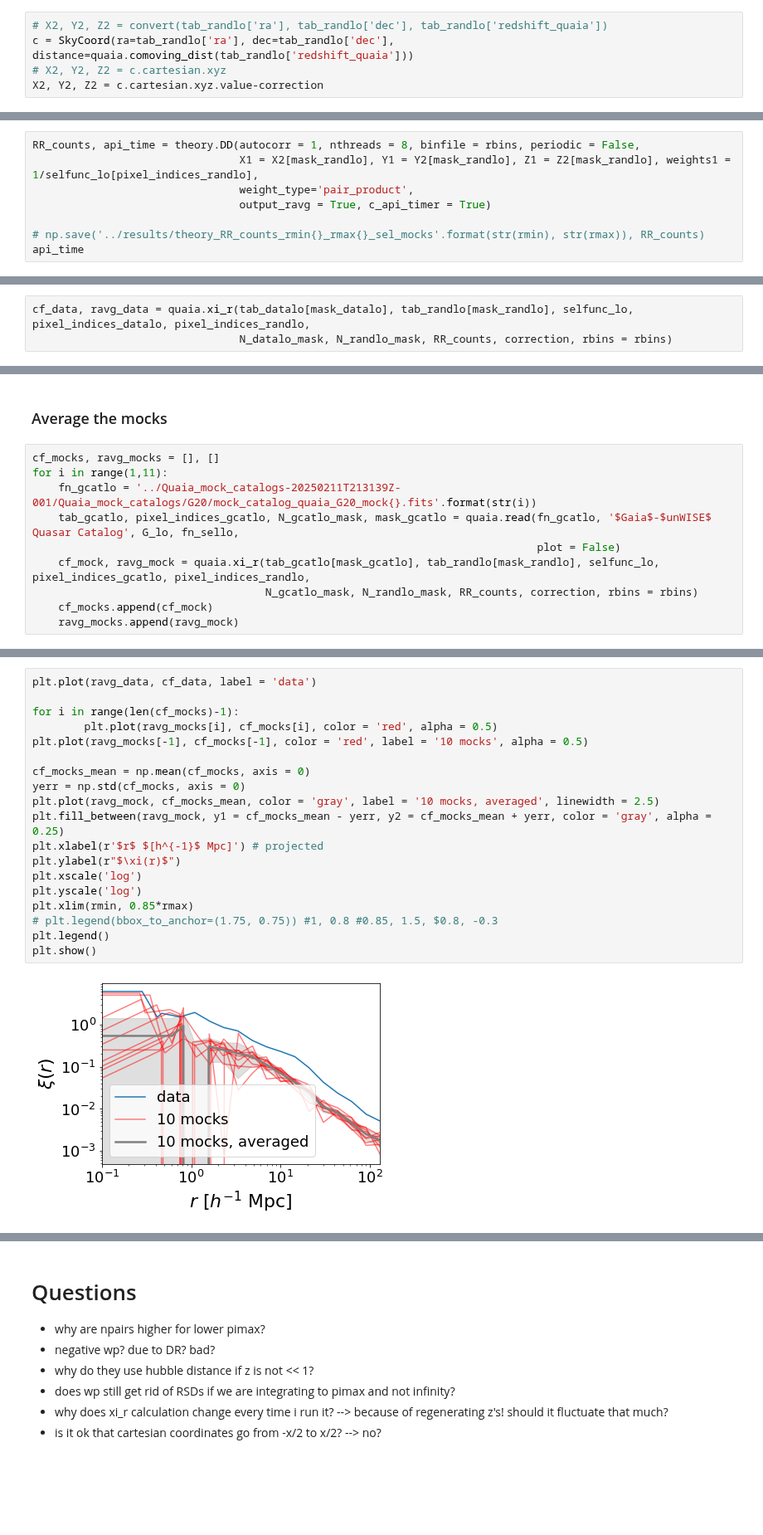
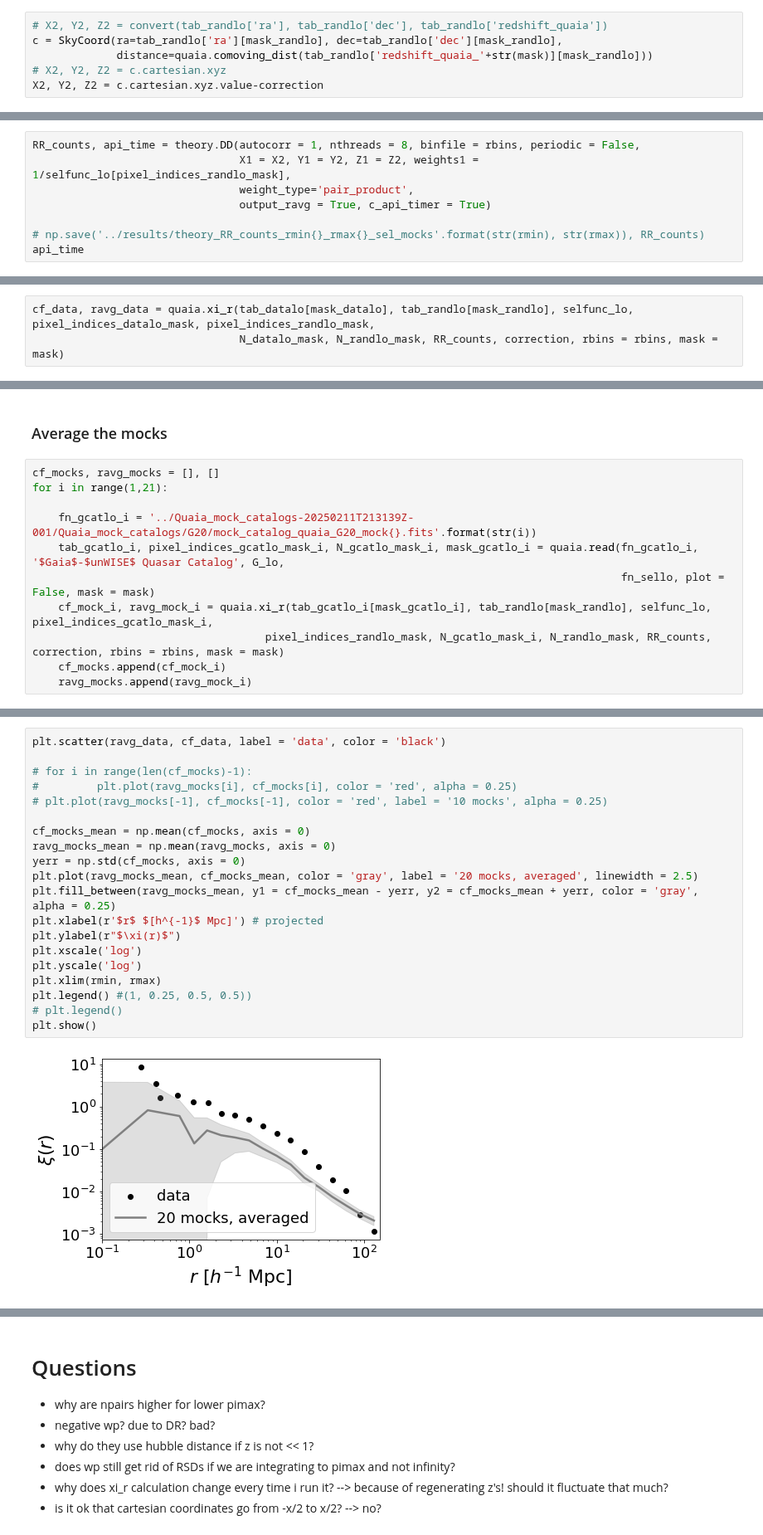
Before and after one commit to mshiferaw/quaia_bias, a Jupyter notebook: notebooks/2025-06-18_measure_xi_r_new_mocks.ipynb, the cells around one changed output, grey strips where cells are left out. Shown at 83% size. Cells and saved outputs as stored; diff of their text form; blank space fills up the shorter version.

```diff
--- a/notebooks/2025-06-18_measure_xi_r_new_mocks.ipynb
+++ b/notebooks/2025-06-18_measure_xi_r_new_mocks.ipynb
@@ -409,6 +437,7 @@ plt.show()
 # %%
 # X2, Y2, Z2 = convert(tab_randlo['ra'], tab_randlo['dec'], tab_randlo['redshift_quaia'])
-c = SkyCoord(ra=tab_randlo['ra'], dec=tab_randlo['dec'], distance=quaia.comoving_dist(tab_randlo['redshift_quaia']))
+c = SkyCoord(ra=tab_randlo['ra'][mask_randlo], dec=tab_randlo['dec'][mask_randlo],
+             distance=quaia.comoving_dist(tab_randlo['redshift_quaia_'+str(mask)][mask_randlo]))
 # X2, Y2, Z2 = c.cartesian.xyz
 X2, Y2, Z2 = c.cartesian.xyz.value-correction
 # %% [markdown]
@@ -427,6 +456,6 @@ api_time
 # %%
 RR_counts, api_time = theory.DD(autocorr = 1, nthreads = 8, binfile = rbins, periodic = False,
-                                X1 = X2[mask_randlo], Y1 = Y2[mask_randlo], Z1 = Z2[mask_randlo], weights1 = 1/selfunc_lo[pixel_indices_randlo],
+                                X1 = X2, Y1 = Y2, Z1 = Z2, weights1 = 1/selfunc_lo[pixel_indices_randlo_mask],
                                 weight_type='pair_product',
                                 output_ravg = True, c_api_timer = True)
 
@@ -517,4 +519,4 @@ cf_mock, ravg_mock = quaia.xi_r(tab_gcatlo[mask_gcatlo], tab_randlo[mask_randlo]
 # %%
-cf_data, ravg_data = quaia.xi_r(tab_datalo[mask_datalo], tab_randlo[mask_randlo], selfunc_lo, pixel_indices_datalo, pixel_indices_randlo,
-                                N_datalo_mask, N_randlo_mask, RR_counts, correction, rbins = rbins)
+cf_data, ravg_data = quaia.xi_r(tab_datalo[mask_datalo], tab_randlo[mask_randlo], selfunc_lo, pixel_indices_datalo_mask, pixel_indices_randlo_mask,
+                                N_datalo_mask, N_randlo_mask, RR_counts, correction, rbins = rbins, mask = mask)
 # %%
@@ -538,14 +541,15 @@ Invalid limit will be ignored.
 ### Average the mocks
 # %%
 cf_mocks, ravg_mocks = [], []
-for i in range(1,11):
-    fn_gcatlo = '../Quaia_mock_catalogs-20250211T213139Z-001/Quaia_mock_catalogs/G20/mock_catalog_quaia_G20_mock{}.fits'.format(str(i))
-    tab_gcatlo, pixel_indices_gcatlo, N_gcatlo_mask, mask_gcatlo = quaia.read(fn_gcatlo, '$Gaia$-$unWISE$ Quasar Catalog', G_lo, fn_sello,
-                                                                              plot = False)
-    cf_mock, ravg_mock = quaia.xi_r(tab_gcatlo[mask_gcatlo], tab_randlo[mask_randlo], selfunc_lo, pixel_indices_gcatlo, pixel_indices_randlo,
-                                    N_gcatlo_mask, N_randlo_mask, RR_counts, correction, rbins = rbins)
-    cf_mocks.append(cf_mock)
-    ravg_mocks.append(ravg_mock)
+for i in range(1,21):
+
+    fn_gcatlo_i = '../Quaia_mock_catalogs-20250211T213139Z-001/Quaia_mock_catalogs/G20/mock_catalog_quaia_G20_mock{}.fits'.format(str(i))
+    tab_gcatlo_i, pixel_indices_gcatlo_mask_i, N_gcatlo_mask_i, mask_gcatlo_i = quaia.read(fn_gcatlo_i, '$Gaia$-$unWISE$ Quasar Catalog', G_lo,
+                                                                                           fn_sello, plot = False, mask = mask)
+    cf_mock_i, ravg_mock_i = quaia.xi_r(tab_gcatlo_i[mask_gcatlo_i], tab_randlo[mask_randlo], selfunc_lo, pixel_indices_gcatlo_mask_i,
+                                    pixel_indices_randlo_mask, N_gcatlo_mask_i, N_randlo_mask, RR_counts, correction, rbins = rbins, mask = mask)
+    cf_mocks.append(cf_mock_i)
+    ravg_mocks.append(ravg_mock_i)
 # %% [output]
 Number of data sources: 755512
 OrderedDict()
@@ -565,23 +569,24 @@ Number of data sources: 755512
 OrderedDict()
 Column names: <TableColumns names=('ra','dec','redshift_quaia','redshift_quaia_err')>
 # %%
-plt.plot(ravg_data, cf_data, label = 'data')
+plt.scatter(ravg_data, cf_data, label = 'data', color = 'black')
 
-for i in range(len(cf_mocks)-1):
-        plt.plot(ravg_mocks[i], cf_mocks[i], color = 'red', alpha = 0.5)
-plt.plot(ravg_mocks[-1], cf_mocks[-1], color = 'red', label = '10 mocks', alpha = 0.5)
+# for i in range(len(cf_mocks)-1):
+#         plt.plot(ravg_mocks[i], cf_mocks[i], color = 'red', alpha = 0.25)
+# plt.plot(ravg_mocks[-1], cf_mocks[-1], color = 'red', label = '10 mocks', alpha = 0.25)
 
 cf_mocks_mean = np.mean(cf_mocks, axis = 0)
+ravg_mocks_mean = np.mean(ravg_mocks, axis = 0)
 yerr = np.std(cf_mocks, axis = 0)
-plt.plot(ravg_mock, cf_mocks_mean, color = 'gray', label = '10 mocks, averaged', linewidth = 2.5)
-plt.fill_between(ravg_mock, y1 = cf_mocks_mean - yerr, y2 = cf_mocks_mean + yerr, color = 'gray', alpha = 0.25)
+plt.plot(ravg_mocks_mean, cf_mocks_mean, color = 'gray', label = '20 mocks, averaged', linewidth = 2.5)
+plt.fill_between(ravg_mocks_mean, y1 = cf_mocks_mean - yerr, y2 = cf_mocks_mean + yerr, color = 'gray', alpha = 0.25)
 plt.xlabel(r'$r$ $[h^{-1}$ Mpc]') # projected
 plt.ylabel(r"$\xi(r)$")
 plt.xscale('log')
 plt.yscale('log')
-plt.xlim(rmin, 0.85*rmax)
-# plt.legend(bbox_to_anchor=(1.75, 0.75)) #1, 0.8 #0.85, 1.5, $0.8, -0.3
-plt.legend()
+plt.xlim(rmin, rmax)
+plt.legend() #(1, 0.25, 0.5, 0.5))
+# plt.legend()
 plt.show()
 # %% [output]
-[figure, old version]
+[figure, new version]
```
Also changed, not shown: parts of 43 cells of this notebook, 4 other files.
